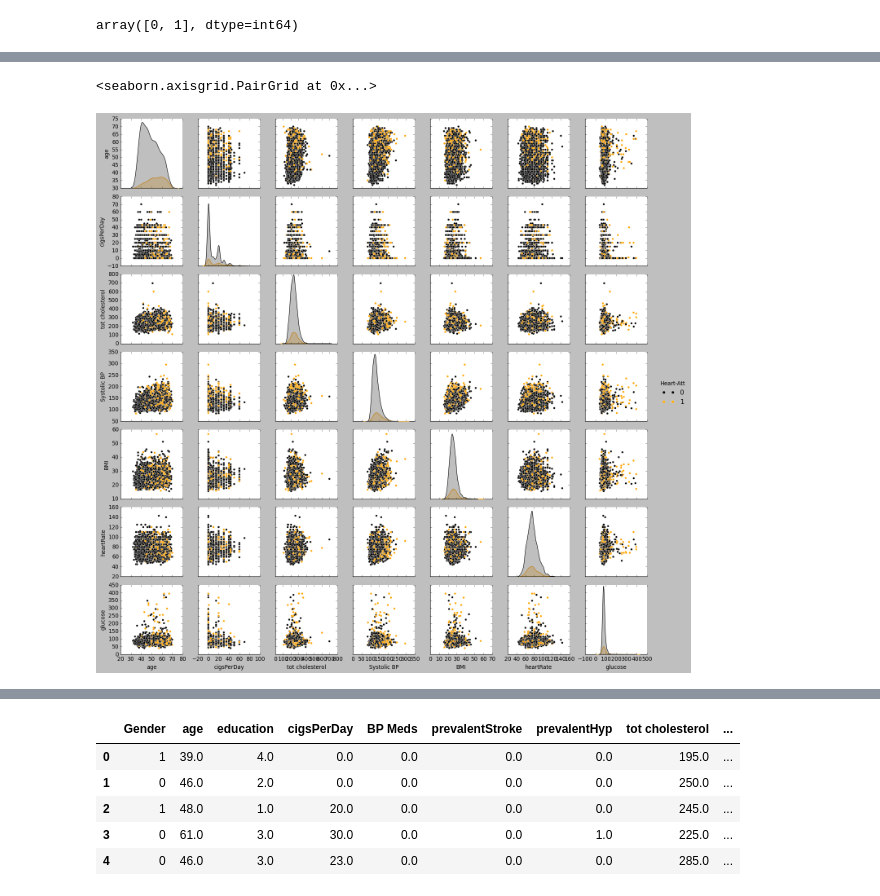
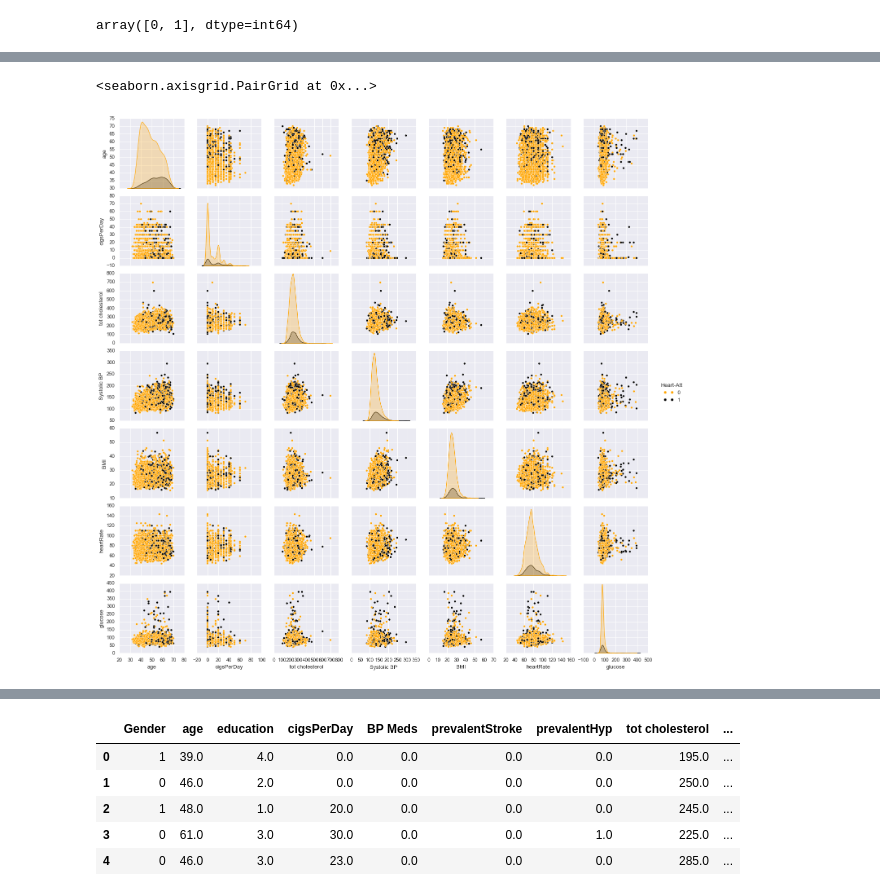
Before and after one commit to HitenDewangan/DataScience-AIML, a Jupyter notebook: Machine Learning/Classification in ML.ipynb, the cells around one changed output, grey strips where cells are left out. Saved outputs shown, nothing was run; the diff lists cells and outputs as text; code cells hidden in the pictures.

```diff
--- a/Machine Learning/Classification in ML.ipynb
+++ b/Machine Learning/Classification in ML.ipynb
@@ -214,0 +235,10 @@ dtype: int64
+# %%
+# List of columns to convert
+num = ['age','cigsPerDay','tot cholesterol','Systolic BP','Diastolic BP','BMI','heartRate','glucose']
+
+# Convert each column in the list to numeric, coercing errors to NaN
+for col in num:
+    df[col] = pd.to_numeric(df[col], errors='coerce')
+
+# Check the data types after conversion
+print(df.dtypes)
@@ -257,12 +326,12 @@ glucose             object
 Heart-Att            int64
 dtype: object
 # %%
-# List of columns to convert
-Num = ['age', 'cigsPerDay', 'tot cholesterol', 'Systolic BP', 'BMI', 'heartRate', 'glucose']
+# # List of columns to convert
+# Num = ['age', 'cigsPerDay', 'tot cholesterol', 'Systolic BP', 'BMI', 'heartRate', 'glucose']
 
-# Convert each column in the list to numeric, coercing errors to NaN
-for col in Num:
-    df[col] = pd.to_numeric(df[col], errors='coerce')
+# # Convert each column in the list to numeric, coercing errors to NaN
+# for col in Num:
+#     df[col] = pd.to_numeric(df[col], errors='coerce')
 
-# Check the data types after conversion
-print(df.dtypes)
+# # Check the data types after conversion
+# print(df.dtypes)
@@ -287,10 +338,17 @@ dtype: object
 # %%
+# Set the Matplotlib style to 'dark_background'
+plt.style.use('dark_background')
+
+# Set the theme and style
+sns.set_style(style="darkgrid")
+sns.set_palette("magma")
+
 sns.pairplot(df[['age', 'cigsPerDay', 'tot cholesterol', 'Systolic BP', 'BMI', 'heartRate', 'glucose', 'Heart-Att']],
              hue='Heart-Att',
-             palette=['Black','Orange'])
+             palette=['orange','black'])  #orange is safe and black is heart-attack
 # %% [output]
 <seaborn.axisgrid.PairGrid at 0x...>
-[figure, old version]
+[figure, new version]
 # %%
 df['Diastolic BP'] = pd.to_numeric(df['Diastolic BP'], errors='coerce')
 # %%
```
Also changed, not shown: parts of 37 cells of this notebook.
